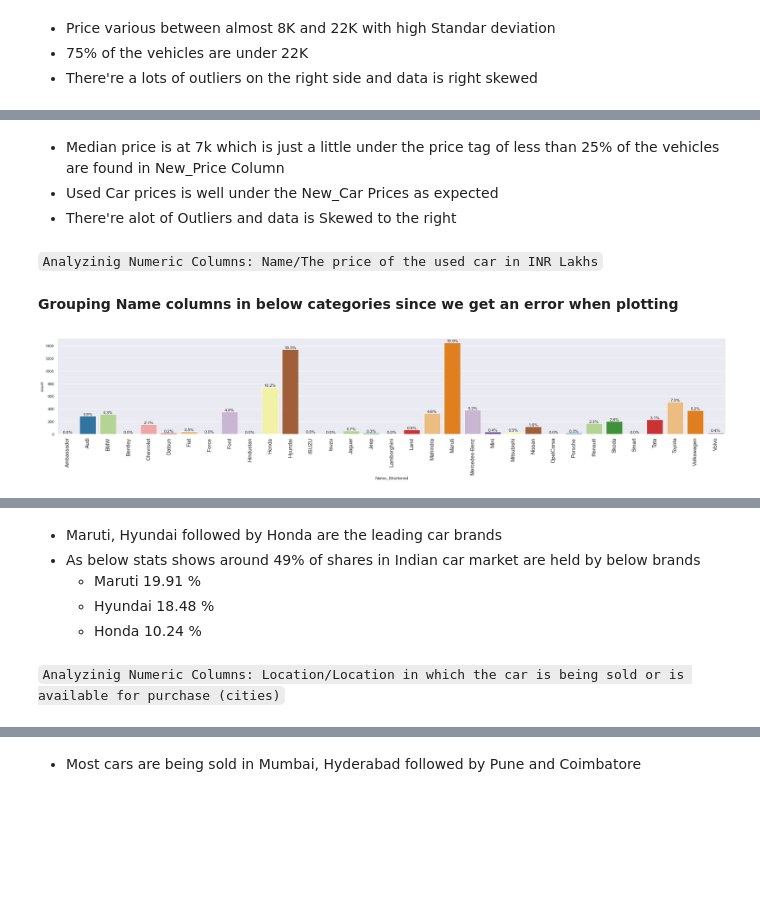
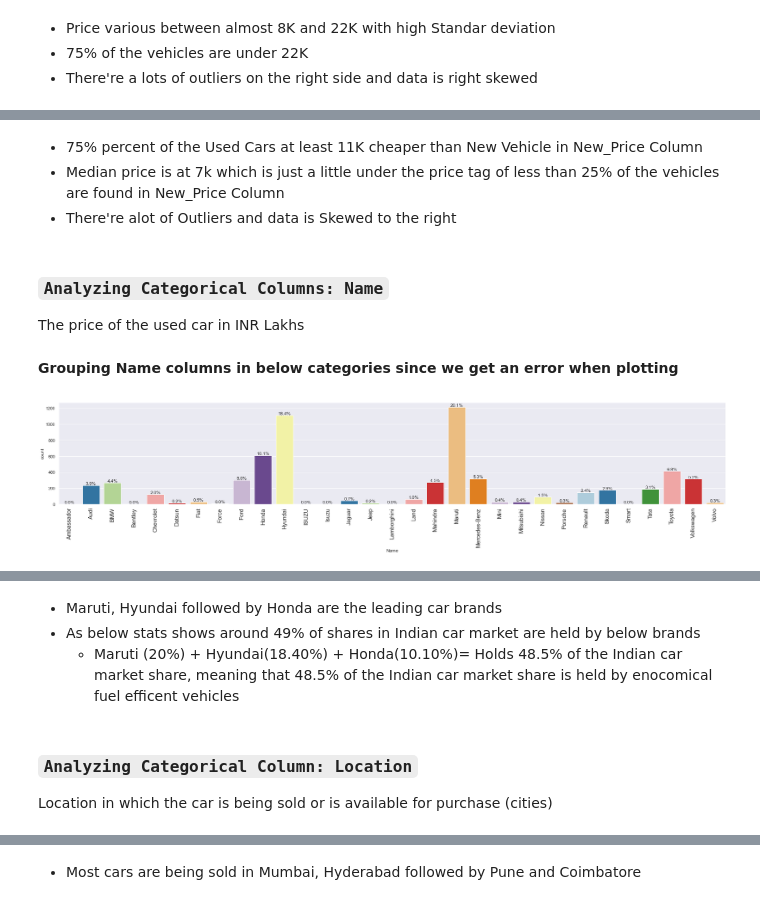
Before and after one commit to miricoder/projects, a Jupyter notebook: Supervised_Learning_Regression/Cars4U_Project.ipynb, the cells around one changed output, grey strips where cells are left out. Saved outputs shown, nothing was run; the diff lists cells and outputs as text; code cells hidden in the pictures; blank space fills up the shorter version.

```diff
--- a/Supervised_Learning_Regression/Cars4U_Project.ipynb
+++ b/Supervised_Learning_Regression/Cars4U_Project.ipynb
@@ -477,7 +519,7 @@ df[num_missing == 3].sample(n=5)
 - Where `Engine` is missing, so does the `Power` & `Seats` rows
 # %%
 # Checking the rows with 2 missing values
-num_missing = df.isnull().sum(axis=1)
-df[num_missing == 2].sample(n=5)
+num_missing = df2.isnull().sum(axis=1)
+df2[num_missing == 2].sample(n=2)
 # %% [output]
 |  | Name | Location | Year | Kilometers_Driven | Fuel_Type | Transmission | Owner_Type | Mileage | Engine | ... |
@@ -492,4 +530,0 @@ df[num_missing == 2].sample(n=5)
-# %%
-# Checking the rows with 4 missing values
-num_missing = df.isnull().sum(axis=1)
-df[num_missing == 4].sample(n=5)
@@ -509,7 +534,7 @@ There is a pattern which is analyzed programatically as below, and also all miss
 for n in num_missing.value_counts().sort_index().index:
     if n > 0:
         print(f"For the rows with exactly {n} missing values, NAs are found in:")
-        n_miss_per_col = df[num_missing == n].isnull().sum()
+        n_miss_per_col = df2[num_missing == n].isnull().sum()
         print(n_miss_per_col[n_miss_per_col > 0])
         print("\n\n")
 # %% [output]
@@ -540,10 +568,10 @@ dtype: int64
 # Using `fillna` with a numeric volumn
 # We need to make sure of the column sequence to stay as per data column sequence, otherwise some rows
 # won't be impupted into their mean value
-numeric_cols = ["Mileage", "Engine", "Power", "Seats", "Price"]
+numeric_cols = ["Mileage", "Engine", "Power", "Seats"]
 for i in numeric_cols:
-    print(df[i].isnull().sum())
-    df[i].fillna(df[i].mean(), inplace=True)  # mean imputation
-    df[i].isnull().sum()
+    print(df2[i].isnull().sum())
+    df2[i].fillna(df2[i].median(), inplace=True)  # mean imputation
+    df2[i].isnull().sum()
 # %% [output]
 2
@@ -958,23 +1065,23 @@ Median-Boxplot 6.75
 [interactive output not drawn]
 # %% [markdown]
+- 75% percent of the Used Cars at least 11K cheaper than New Vehicle in New_Price Column
 - Median price is at 7k which is just a little under the price tag of less than 25% of the vehicles are found in New_Price Column
-- Used Car prices is well under the New_Car Prices as expected
 - There're alot of Outliers and data is Skewed to the right
 # %% [markdown]
-`Analyzinig Numeric Columns: Name/The price of the used car in INR Lakhs`
+### `Analyzing Categorical Columns: Name`
+The price of the used car in INR Lakhs
 # %% [markdown]
 **Grouping Name columns in below categories since we get an error when plotting**
 # %%
-labeled_barplot(df, "Name_Shortened", perc=True)
+labeled_barplot(df2, "Name", perc=True)
 # %% [output]
-[figure, old version]
+[figure, new version]
 [interactive output not drawn]
 # %% [markdown]
 - Maruti, Hyundai followed by Honda are the leading car brands
 - As below stats shows around 49% of shares in Indian car market are held by below brands
-     * Maruti           19.91 %
-     * Hyundai          18.48 %
-     * Honda            10.24 %
+     * Maruti (20%) + Hyundai(18.40%) + Honda(10.10%)= Holds 48.5% of the Indian car market share, meaning that 48.5% of the Indian car market share is held by enocomical fuel efficent vehicles
 # %% [markdown]
-`Analyzinig Numeric Columns: Location/Location in which the car is being sold or is available for purchase (cities)`
+### `Analyzing Categorical Column: Location`
+Location in which the car is being sold or is available for purchase (cities)
 # %%
```
Also changed, not shown: parts of 155 cells of this notebook, 5 other files.
